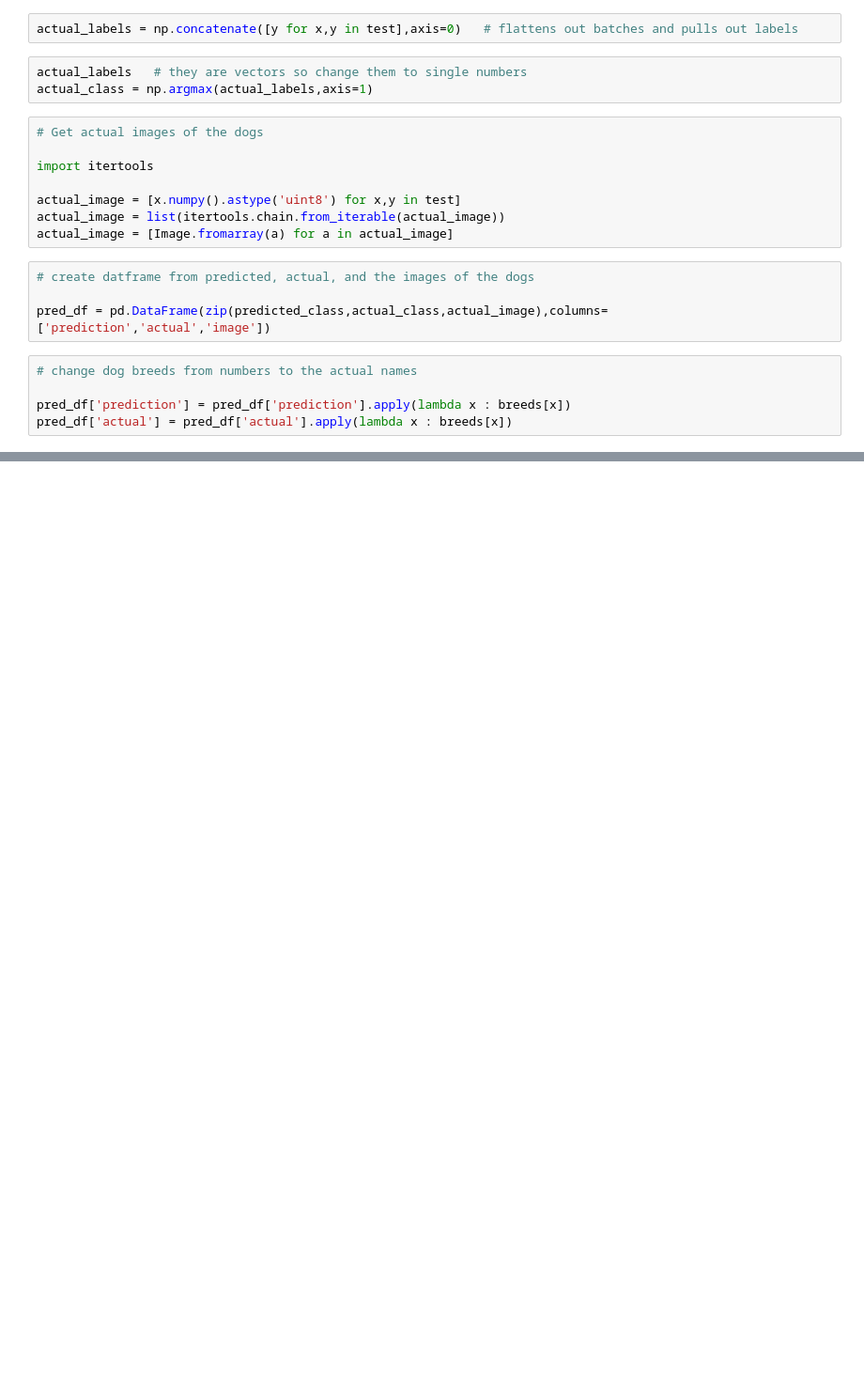
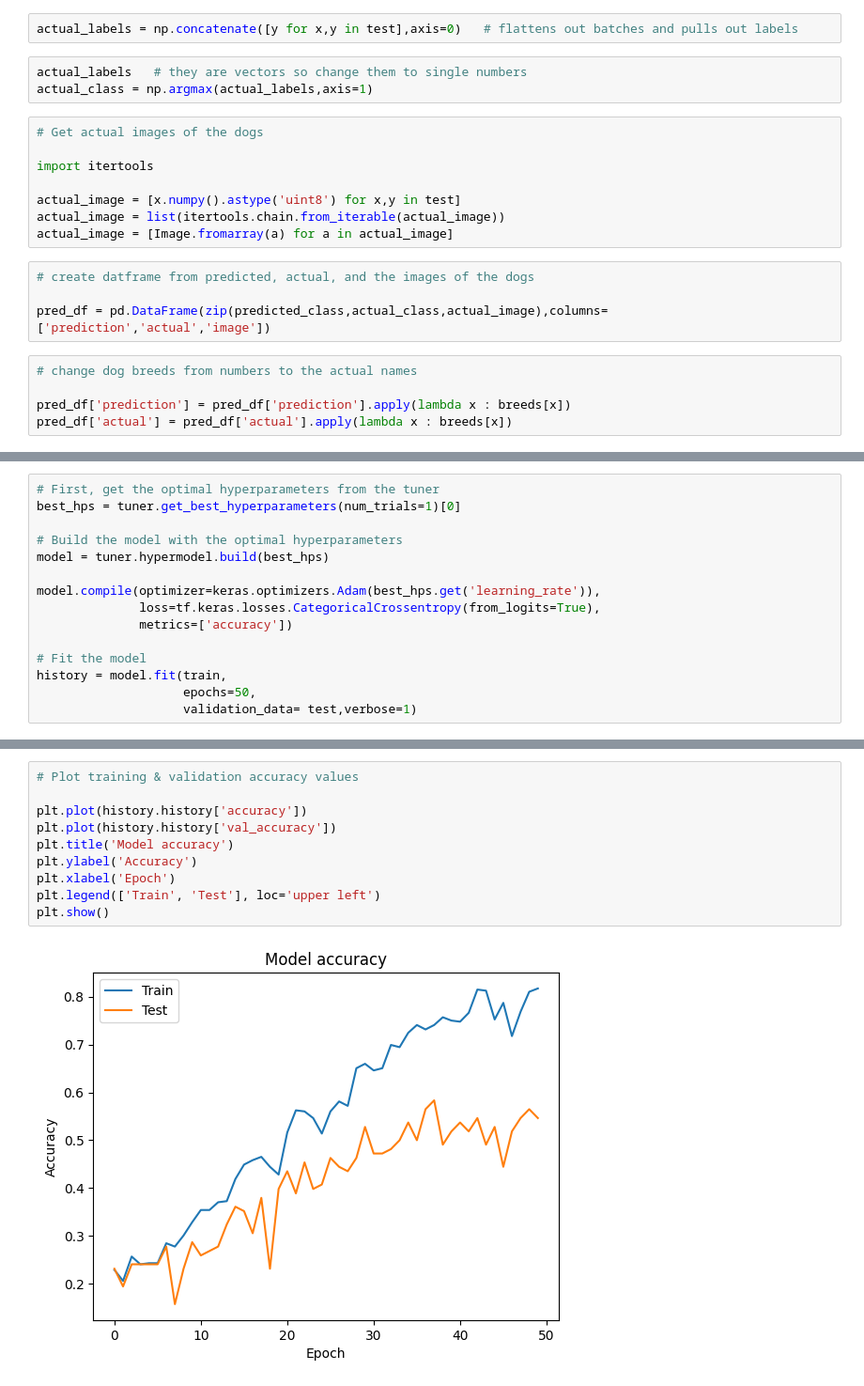
Before and after one commit to JD-DS/Image-Calssification-with-Tensorflow-and-Keras, a Jupyter notebook: Image_Classification_Dogs.ipynb, the cells around one changed output, grey strips where cells are left out. Shown at 94% size. Saved outputs shown, nothing was run; the diff lists cells and outputs as text; blank space fills up the shorter version.

```diff
--- a/Image_Classification_Dogs.ipynb
+++ b/Image_Classification_Dogs.ipynb
@@ -228,0 +433,15 @@ pred_df.head(10).style.format({'image':image})
+# %%
+# First, get the optimal hyperparameters from the tuner
+best_hps = tuner.get_best_hyperparameters(num_trials=1)[0]
+
+# Build the model with the optimal hyperparameters
+model = tuner.hypermodel.build(best_hps)
+
+model.compile(optimizer=keras.optimizers.Adam(best_hps.get('learning_rate')),
+              loss=tf.keras.losses.CategoricalCrossentropy(from_logits=True),
+              metrics=['accuracy'])
+
+# Fit the model
+history = model.fit(train,
+                    epochs=50,
+                    validation_data= test,verbose=1)
@@ -228,0 +475,12 @@ pred_df.head(10).style.format({'image':image})
+# %%
+# Plot training & validation accuracy values
+
+plt.plot(history.history['accuracy'])
+plt.plot(history.history['val_accuracy'])
+plt.title('Model accuracy')
+plt.ylabel('Accuracy')
+plt.xlabel('Epoch')
+plt.legend(['Train', 'Test'], loc='upper left')
+plt.show()
+# %% [output]
+[figure, added]
```
Also changed, not shown: parts of 23 cells of this notebook.
